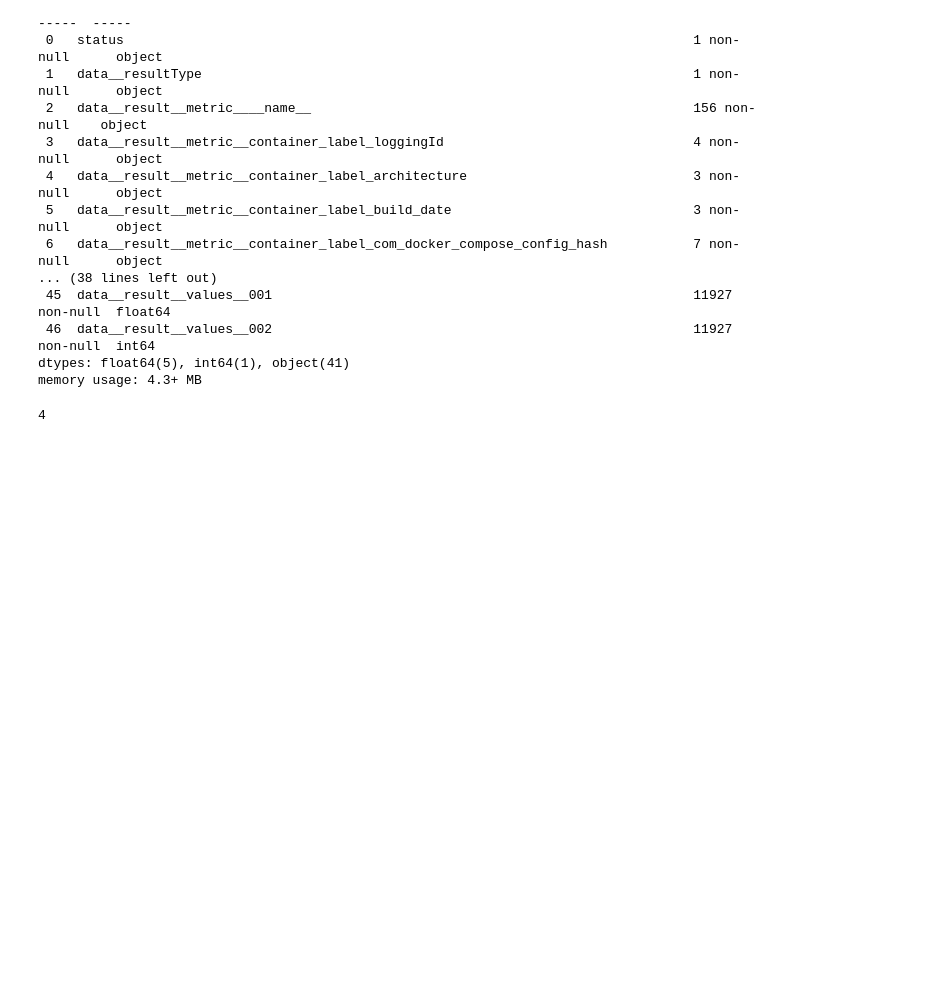
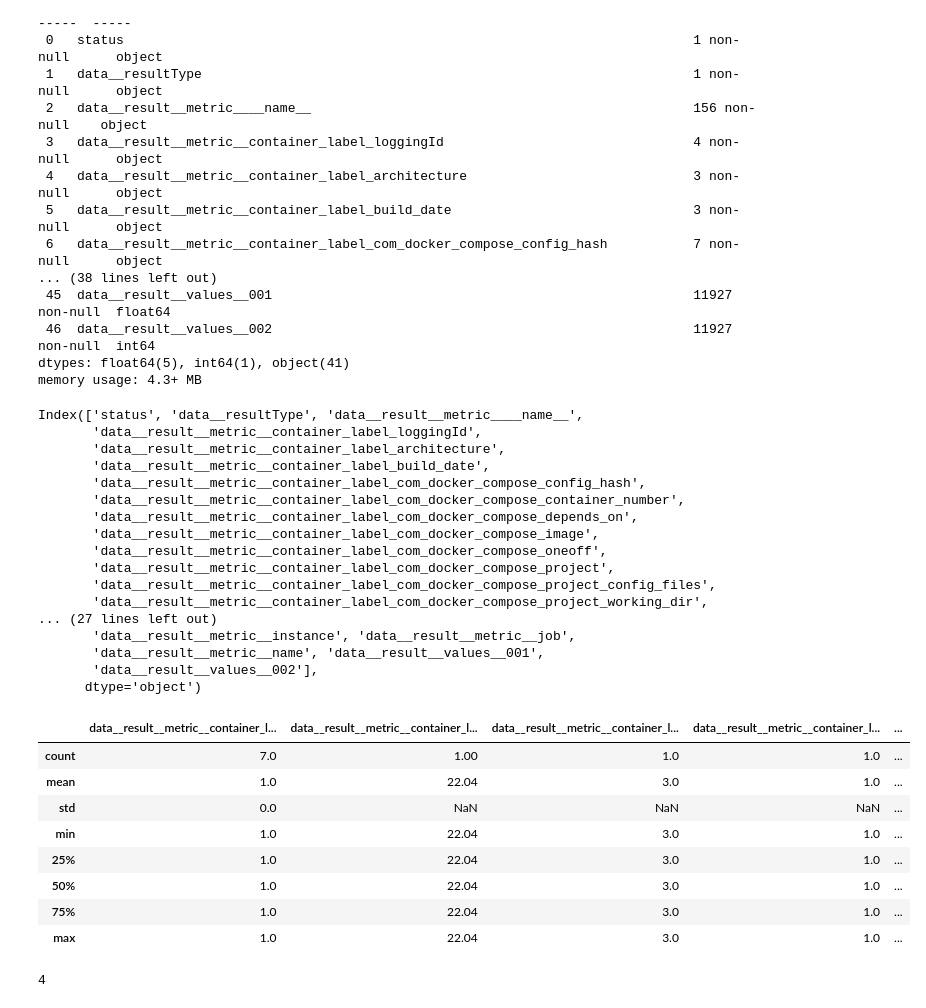
Before and after one commit to yorku-ease/DmML, a Jupyter notebook: Data/Old Data/dataCleaning.ipynb, the cells around one changed output. Drawn from its saved outputs; the diff is of its cells as text; code cells hidden in the pictures; blank space fills up the shorter version.

```diff
--- a/Data/dataCleaning.ipynb
+++ b/Data/Old Data/dataCleaning.ipynb
@@ -587,6 +690,36 @@ Data columns (total 47 columns):
  46  data__result__values__002                                                      11927 non-null  int64
 dtypes: float64(5), int64(1), object(41)
 memory usage: 4.3+ MB
+# %%
+print(resourcedf.columns)
+resourcedf.describe()
+# %% [output]
+Index(['status', 'data__resultType', 'data__result__metric____name__',
+       'data__result__metric__container_label_loggingId',
+       'data__result__metric__container_label_architecture',
+       'data__result__metric__container_label_build_date',
+       'data__result__metric__container_label_com_docker_compose_config_hash',
+       'data__result__metric__container_label_com_docker_compose_container_number',
+       'data__result__metric__container_label_com_docker_compose_depends_on',
+       'data__result__metric__container_label_com_docker_compose_image',
+       'data__result__metric__container_label_com_docker_compose_oneoff',
+       'data__result__metric__container_label_com_docker_compose_project',
+       'data__result__metric__container_label_com_docker_compose_project_config_files',
+       'data__result__metric__container_label_com_docker_compose_project_working_dir',
+... (27 lines left out)
+       'data__result__metric__instance', 'data__result__metric__job',
+       'data__result__metric__name', 'data__result__values__001',
+       'data__result__values__002'],
+      dtype='object')
+|  | data__result__metric__container_l... | data__result__metric__container_l... | data__result__metric__container_l... | data__result__metric__container_l... | ... |
+| count | 7.0 | 1.00 | 1.0 | 1.0 | ... |
+| mean | 1.0 | 22.04 | 3.0 | 1.0 | ... |
+| std | 0.0 | NaN | NaN | NaN | ... |
+| min | 1.0 | 22.04 | 3.0 | 1.0 | ... |
+| 25% | 1.0 | 22.04 | 3.0 | 1.0 | ... |
+| 50% | 1.0 | 22.04 | 3.0 | 1.0 | ... |
+| 75% | 1.0 | 22.04 | 3.0 | 1.0 | ... |
+| max | 1.0 | 22.04 | 3.0 | 1.0 | ... |
 # %%
 # Checking duplication over the rows
 resourcedf.duplicated().sum()
```
Also changed, not shown: parts of 14 cells of this notebook, 19 other files.
